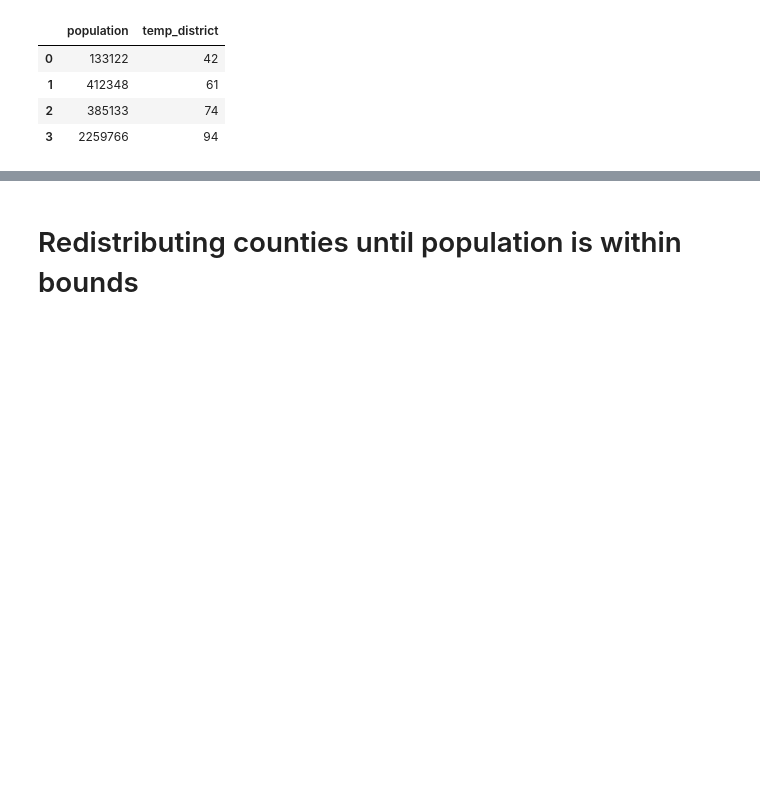
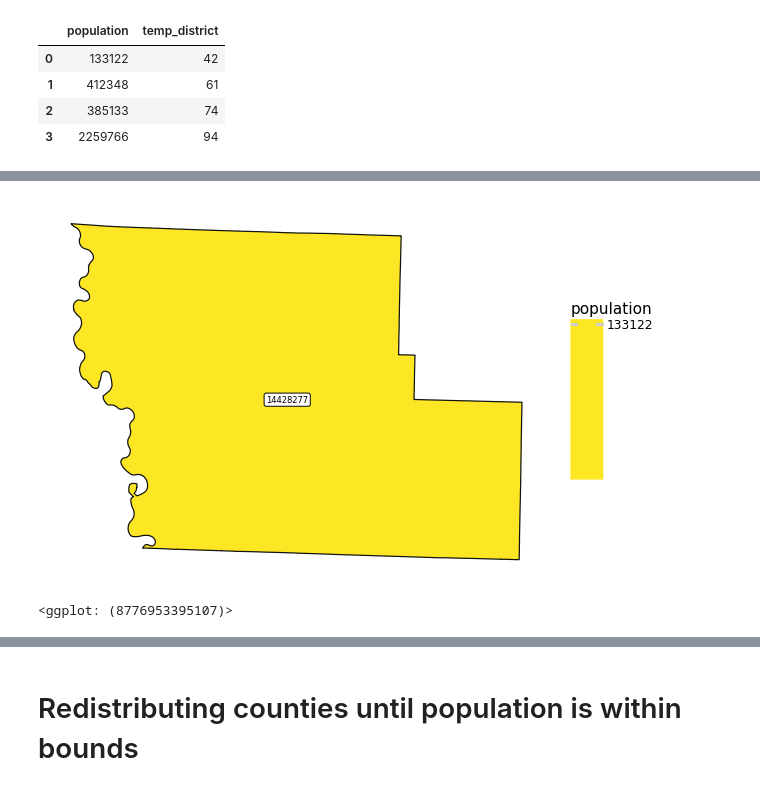
Before and after one commit to stefaniegwangphd/ia-redistricting, a Jupyter notebook: Iowa_contiguousdistricting.ipynb, the cells around one changed output, grey strips where cells are left out. Saved outputs shown, nothing was run; the diff lists cells and outputs as text; code cells hidden in the pictures; blank space fills up the shorter version.

```diff
--- a/Iowa_contiguousdistricting.ipynb
+++ b/Iowa_contiguousdistricting.ipynb
@@ -665,3 +600,10 @@ shapef_ia_running[['population','temp_district']]
 | 1 | 412348 | 61 |
 | 2 | 385133 | 74 |
 | 3 | 2259766 | 94 |
+# %%
+dist1_gdf = shapef_ia_running.iloc[[0]]
+dist2_gdf = shapef_ia_running.iloc[[1]]
+dist3_gdf = shapef_ia_running.iloc[[2]]
+dist4_gdf = shapef_ia_running.iloc[[3]]
+
+# dist1_gdf
@@ -667,0 +615,7 @@ shapef_ia_running[['population','temp_district']]
+# %%
+# map_merged_districts(dist1_gdf,'population')
+# map_merged_districts(dist1_gdf,'temp_district')
+map_merged_districts(dist1_gdf,'county_id_string')
+# %% [output]
+[figure, added]
+<ggplot: (8776953395107)>
```
Also changed, not shown: parts of 35 cells of this notebook.
